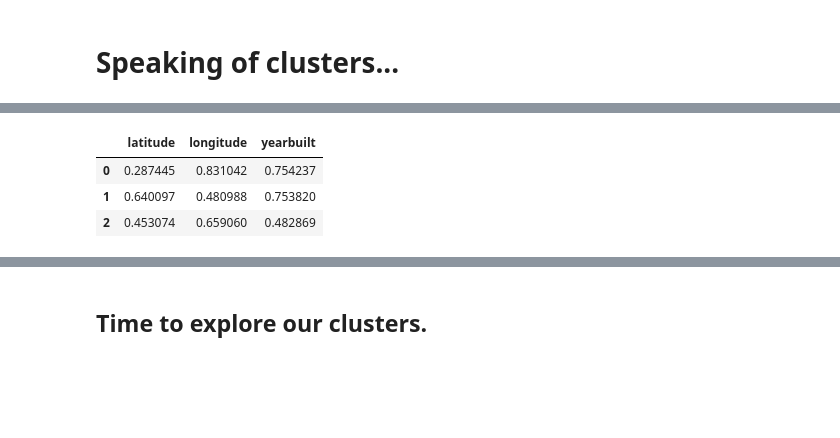
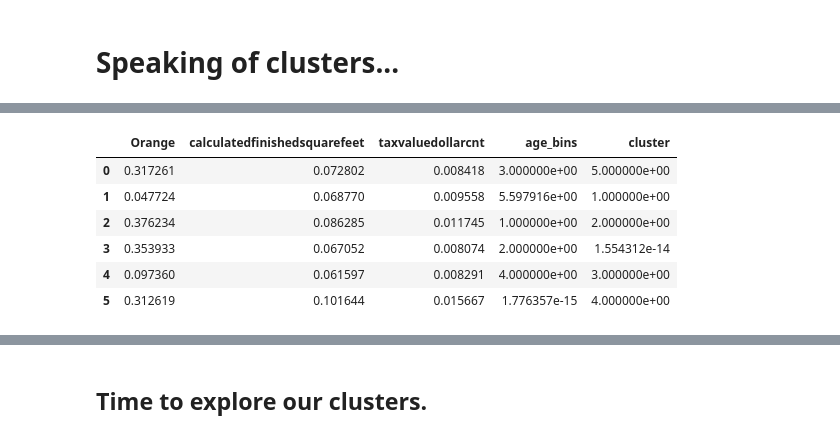
Before and after one commit to TeamOneCluster/ClusterProject, a Jupyter notebook: bts_explore_final.ipynb, the cells around one changed output, grey strips where cells are left out. Cells and saved outputs as stored; diff of their text form; code cells hidden in the pictures; blank space fills up the shorter version.

```diff
--- a/bts_explore_final.ipynb
+++ b/bts_explore_final.ipynb
@@ -702,21 +719,23 @@ lars = LassoLars(alpha=1.5)
 
 # fit the model to our training data. We must specify the column in y_train,
 # since we have converted it to a dataframe from a series!
-lars.fit(X_train[rfe_feature], y_train.logerror)
+lars.fit(model1_train, y_train.logerror)
 
 # predict train
-y_train['logerror_pred_lars'] = lars.predict(X_train[rfe_feature])
+y_train['logerror_pred_lars'] = lars.predict(model1_train)
 
 # evaluate: rmse
-rmse_train = mean_squared_error(y_train.logerror, y_train.logerror_pred_lars)**(1/2)
+rmse_train_laso = mean_squared_error(y_train.logerror, y_train.logerror_pred_lars)**(1/2)
 
+
+lars.fit(model1_validate, y_validate.logerror)
 # predict validate
-y_validate['logerror_pred_lars'] = lars.predict(X_validate[rfe_feature])
+y_validate['logerror_pred_lars'] = lars.predict(model1_validate)
 
 # evaluate: rmse
-rmse_validate = mean_squared_error(y_validate.logerror, y_validate.logerror_pred_lars)**(1/2)
+rmse_validate_laso = mean_squared_error(y_validate.logerror, y_validate.logerror_pred_lars)**(1/2)
 
-print("RMSE for Lasso + Lars\nTraining/In-Sample: ", rmse_train,
-      "\nValidation/Out-of-Sample: ", rmse_validate)
+print("RMSE for Lasso + Lars\nTraining/In-Sample: ", rmse_train_laso,
+      "\nValidation/Out-of-Sample: ", rmse_validate_laso)
 # %% [output]
 RMSE for Lasso + Lars
@@ -814,0 +904,12 @@ array([[0.28744544, 0.83104238, 0.75423686],
+# %%
+#X = X_train_scaled[['latitude','longitude','yearbuilt']]
+### Create Our Clusters
+# Let's move forward with k=5
+kmeans = KMeans(n_clusters = 6, random_state=420)
+#kmeans.fit(x_train_scaled)
+kmeans.fit(model1_train)
+
+# And assign the cluster number to a column on the dataframe
+model1_train["cluster"] = kmeans.predict(model1_train)
+X_train_scaled["cluster"] = kmeans.predict(model1_train)
+model1_train.head()
@@ -815,8 +923,25 @@ array([[0.28744544, 0.83104238, 0.75423686],
+# %%
+kmeans.fit(model1_validate)
+
+# And assign the cluster number to a column on the dataframe
+model1_validate["cluster"] = kmeans.predict(model1_validate)
+X_validate_scaled["cluster"] = kmeans.predict(model1_validate)
+#model1_train.head()
+
+kmeans.fit(model1_test)
+
+# And assign the cluster number to a column on the dataframe
+model1_test["cluster"] = kmeans.predict(model1_test)
+X_test_scaled["cluster"] = kmeans.predict(model1_test)
+#model1_train.head()
 # %%
-centroids = pd.DataFrame(kmeans.cluster_centers_, columns=X.columns)
+centroids = pd.DataFrame(kmeans.cluster_centers_, columns=model1_train.columns)
 centroids
 # %% [output]
-|  | latitude | longitude | yearbuilt |
-| 0 | 0.287445 | 0.831042 | 0.754237 |
-| 1 | 0.640097 | 0.480988 | 0.753820 |
-| 2 | 0.453074 | 0.659060 | 0.482869 |
+|  | Orange | calculatedfinishedsquarefeet | taxvaluedollarcnt | age_bins | cluster |
+| 0 | 0.317261 | 0.072802 | 0.008418 | 3.000000e+00 | 5.000000e+00 |
+| 1 | 0.047724 | 0.068770 | 0.009558 | 5.597916e+00 | 1.000000e+00 |
+| 2 | 0.376234 | 0.086285 | 0.011745 | 1.000000e+00 | 2.000000e+00 |
+| 3 | 0.353933 | 0.067052 | 0.008074 | 2.000000e+00 | 1.554312e-14 |
+| 4 | 0.097360 | 0.061597 | 0.008291 | 4.000000e+00 | 3.000000e+00 |
+| 5 | 0.312619 | 0.101644 | 0.015667 | 1.776357e-15 | 4.000000e+00 |
```
Also changed, not shown: parts of 102 cells of this notebook.
